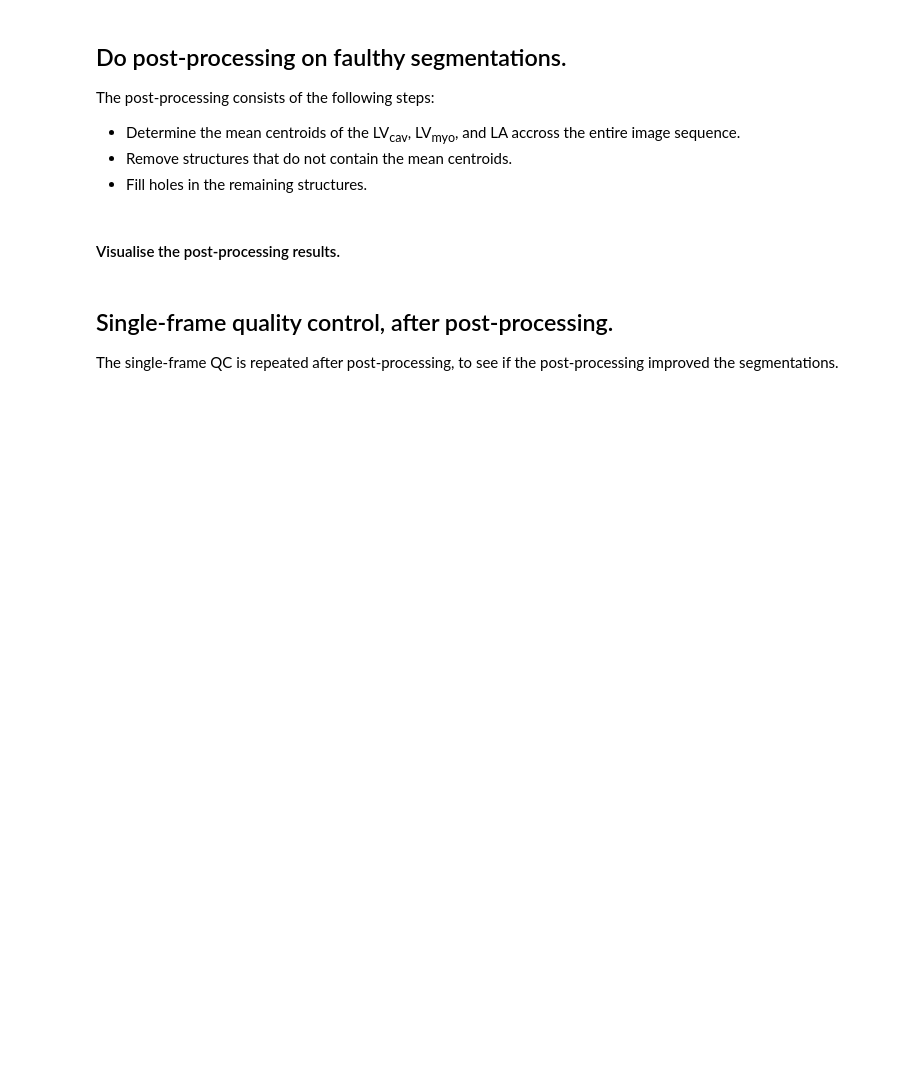
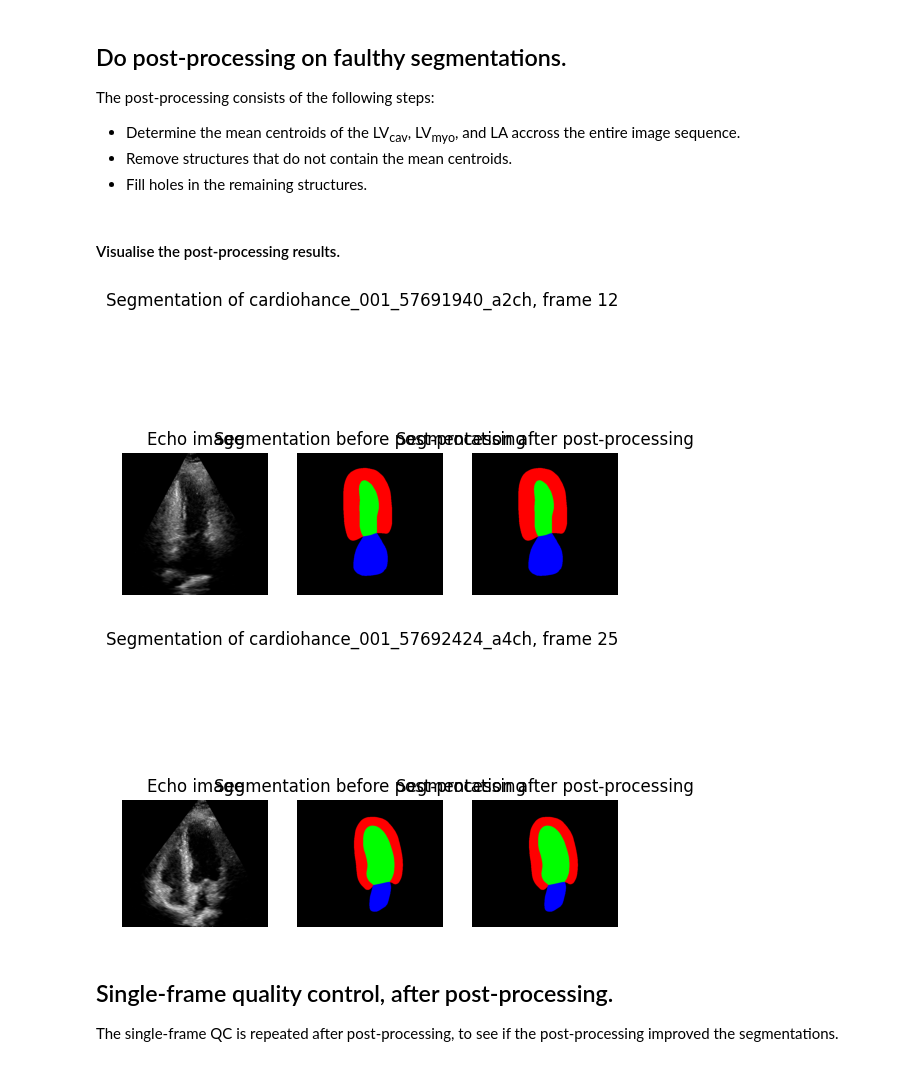
Before and after one commit to bgeven/AQC-left-heart-segmentation, a Jupyter notebook: main_workflow.ipynb, the cells around one changed output. Cells and saved outputs as stored; diff of their text form; code cells hidden in the pictures; blank space fills up the shorter version.

```diff
--- a/main_workflow.ipynb
+++ b/main_workflow.ipynb
@@ -64,19 +61,14 @@ use_prev_defined_atlases = True
 #### Set paths.
 A description of how to correctly set up the paths with images and segmentations can be found in this [README](./README.md).
 # %%
-path_to_patient_data = os.path.join(path_to_dataset, patient)
-
-path_to_dicom_files = os.path.join(path_to_patient_data, "DICOM_files")
-path_to_images = os.path.join(path_to_patient_data, "images")
-path_to_segmentations = os.path.join(path_to_patient_data, "segmentations_original")
+path_to_dicom_files = os.path.join(path_to_dataset, patient, "DICOM_files")
+path_to_images = os.path.join(path_to_dataset, patient, "images")
+path_to_segmentations = os.path.join(
+    path_to_dataset, patient, "segmentations_original")
 path_to_final_segmentations = os.path.join(
-    path_to_patient_data, "segmentations_post_processed"
+    path_to_dataset, patient, "segmentations_post_processed"
 )
 
-# Create path to final segmentations folder if it does not exist yet.
-if not os.path.exists(path_to_final_segmentations):
-    os.makedirs(path_to_final_segmentations)
-
 path_to_atlases = os.path.join(os.getcwd(), "area_time_atlases")
 # %% [markdown]
 #### Get views.
@@ -162,15 +173,10 @@ main_post_processing(
 # %% [markdown]
 #### Visualise the post-processing results.
 # %%
-show_post_processing_results(
-    path_to_images,
-    path_to_segmentations,
-    path_to_final_segmentations,
-    all_files,
-    views,
-    single_frame_qc_before_post_processing,
-    colors_for_labels,
-)
+show_post_processing_results(path_to_images, path_to_segmentations, path_to_final_segmentations, all_files, views, single_frame_qc_before_post_processing, colors_for_labels)
+# %% [output]
+[figure, added]
+[figure, added]
 # %% [markdown]
 ## Single-frame quality control, after post-processing.
 The single-frame QC is repeated after post-processing, to see if the post-processing improved the segmentations.
```
Also changed, not shown: parts of 13 cells of this notebook, 3 other files.
